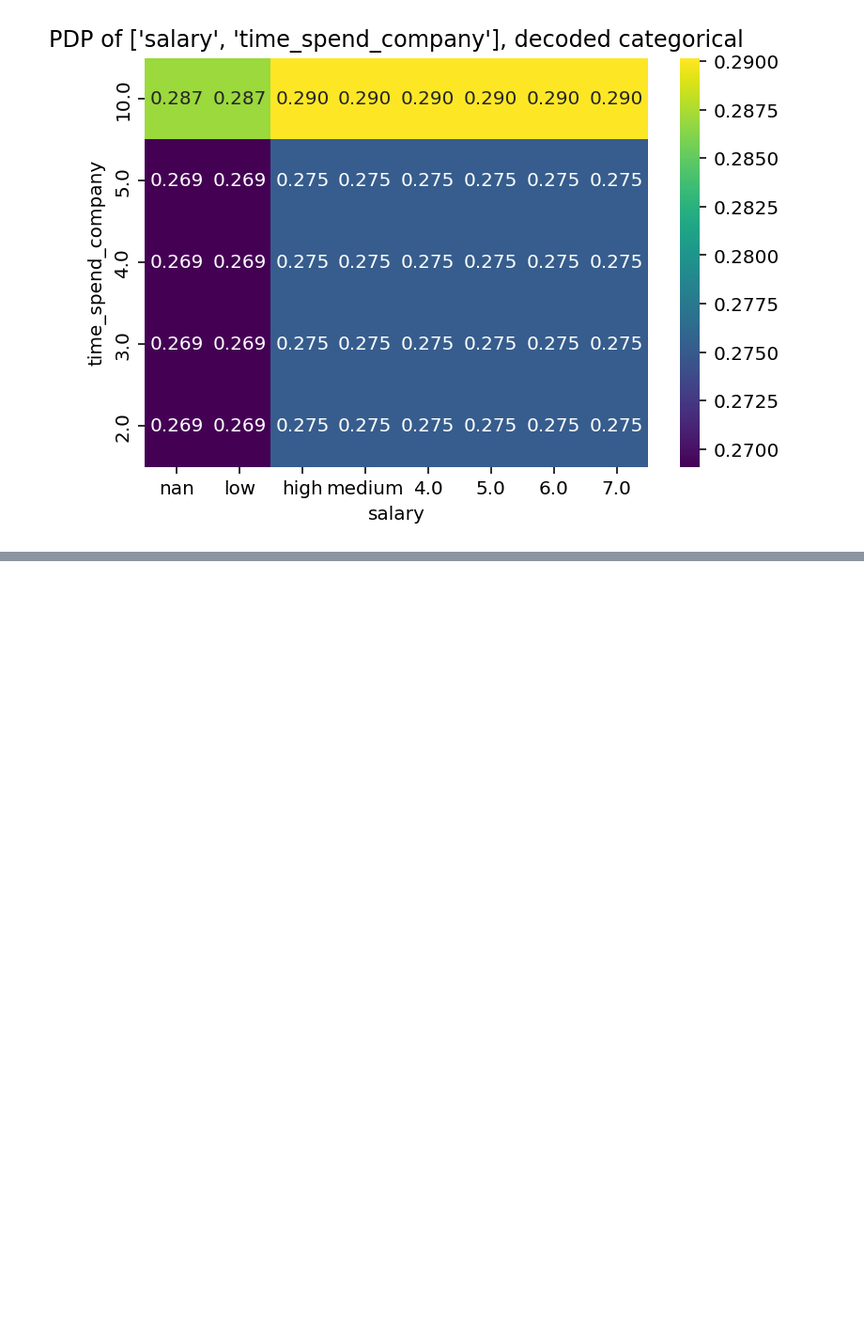
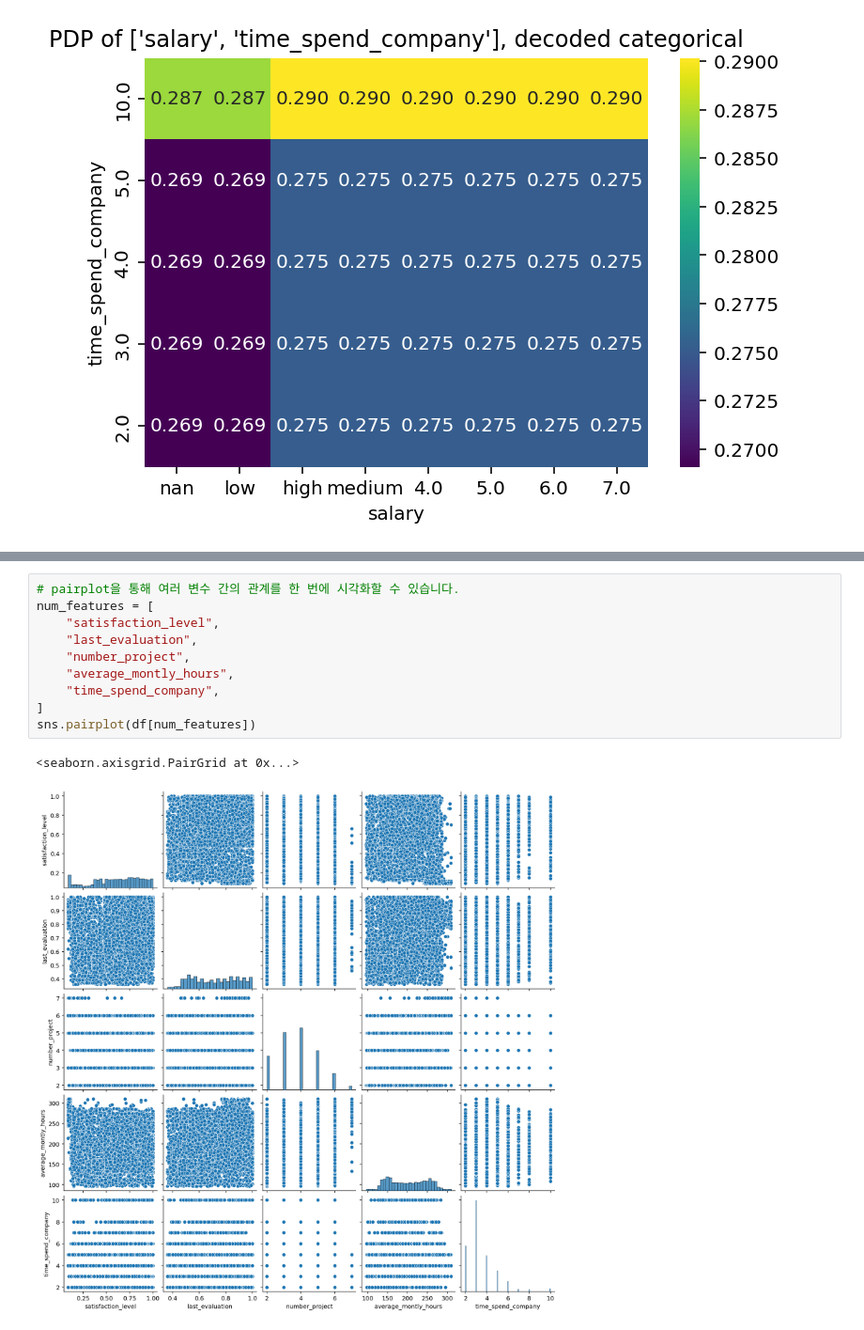
Before and after one commit to haylee94/Section-2_Project-, a Jupyter notebook: section2_project.ipynb, the cells around one changed output, grey strips where cells are left out. Shown at 94% size. Cells and saved outputs as stored; diff of their text form; blank space fills up the shorter version.

```diff
--- a/section2_project.ipynb
+++ b/section2_project.ipynb
@@ -3085,0 +3100,13 @@ Text(0.5, 1.0, "PDP of ['salary', 'time_spend_company'], decoded categorical")
+# %%
+# pairplot을 통해 여러 변수 간의 관계를 한 번에 시각화할 수 있습니다.
+num_features = [
+    "satisfaction_level",
+    "last_evaluation",
+    "number_project",
+    "average_montly_hours",
+    "time_spend_company",
+]
+sns.pairplot(df[num_features])
+# %% [output]
+<seaborn.axisgrid.PairGrid at 0x...>
+[figure, added]
```
Also changed, not shown: parts of 78 cells of this notebook.
